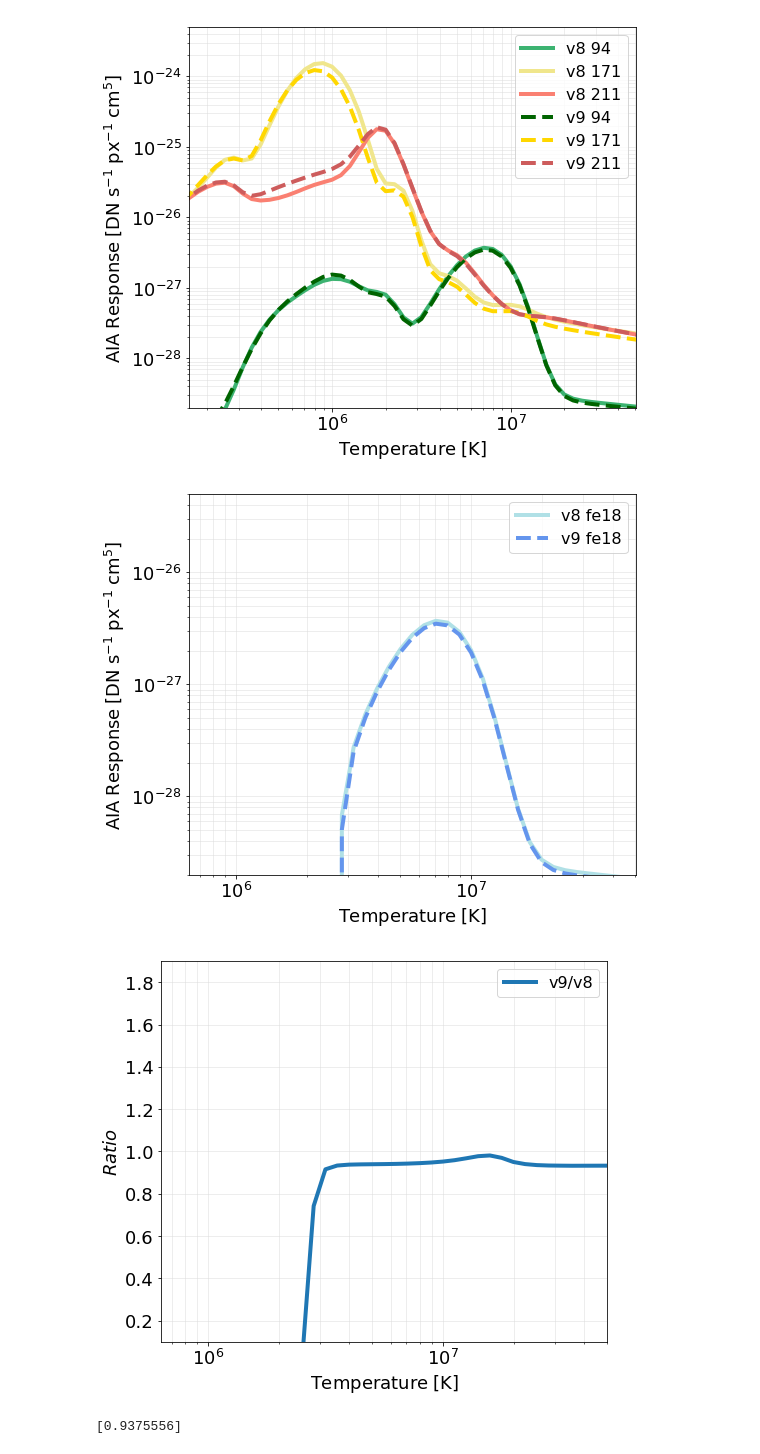
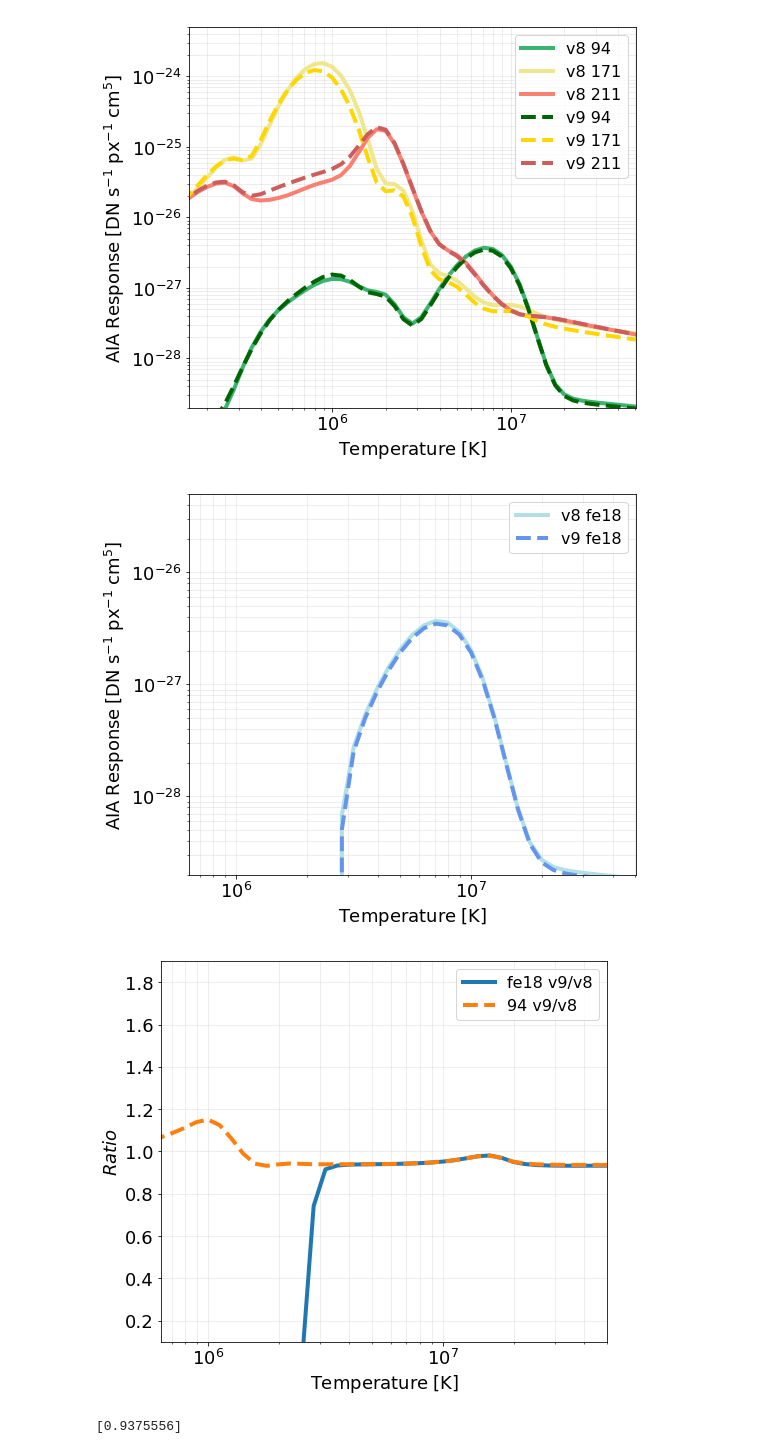
Before and after one commit to ianan/aia_test, a Jupyter notebook: testfe18_v8v9_emiss.ipynb, the cells around one changed output. Cells and saved outputs as stored; diff of their text form; code cells hidden in the pictures.

```diff
--- a/testfe18_v8v9_emiss.ipynb
+++ b/testfe18_v8v9_emiss.ipynb
@@ -60,33 +60,34 @@ fe18v8=trv8094 - trv8171/450. - trv8211/120.
 fe18v9=trv9094 - trv9171/450. - trv9211/120.
 
 
 plt.rcParams.update({'font.size': 18})
 fig = plt.figure(figsize=(8, 7))
 plt.loglog(10**logt,fe18v8,label='v8 fe18',color='powderblue',lw=4)
 plt.loglog(10**logt,fe18v9,label='v9 fe18',color='cornflowerblue',lw=4,ls='dashed')
 plt.xlabel('$\mathrm{Temperature\;[K]}$')
 plt.ylabel('$\mathrm{AIA\;Response\;[DN\;s^{-1}\;px^{-1}\;cm^5]}$')
 plt.ylim([2e-29,5e-26])
 plt.xlim([10**5.8,10**7.7])
 plt.legend(ncol=1,prop={'size': 16})
 plt.grid(True,which='both',lw=0.5,color='gainsboro')
 plt.show()
 
 rat=fe18v9/fe18v8
 rat[fe18v9 < 0]=0
 
 fig = plt.figure(figsize=(8, 7))
-plt.plot(10**logt,rat,label='v9/v8',lw=4)
+plt.plot(10**logt,rat,label='fe18 v9/v8',lw=4)
+plt.plot(10**logt,trv9094/trv8094,label='94 v9/v8',lw=4,ls='dashed')
 plt.xlabel('$\mathrm{Temperature\;[K]}$')
 plt.ylabel('$Ratio$')
 plt.ylim([0.1,1.9])
 plt.xlim([10**5.8,10**7.7])
 plt.xscale('log')
 plt.legend(ncol=1,prop={'size': 16})
 plt.grid(True,which='both',lw=0.5,color='gainsboro')
 plt.show()
 print(rat[logt == 6.6])
 # %% [output]
 [figure]
-[figure, old version]
+[figure, new version]
 [0.9375556]
```
